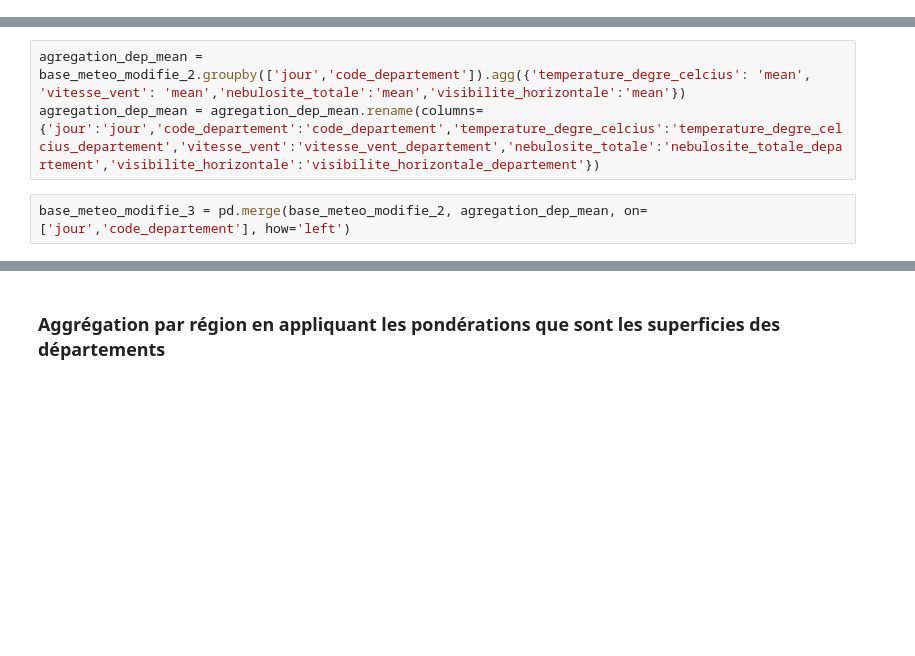
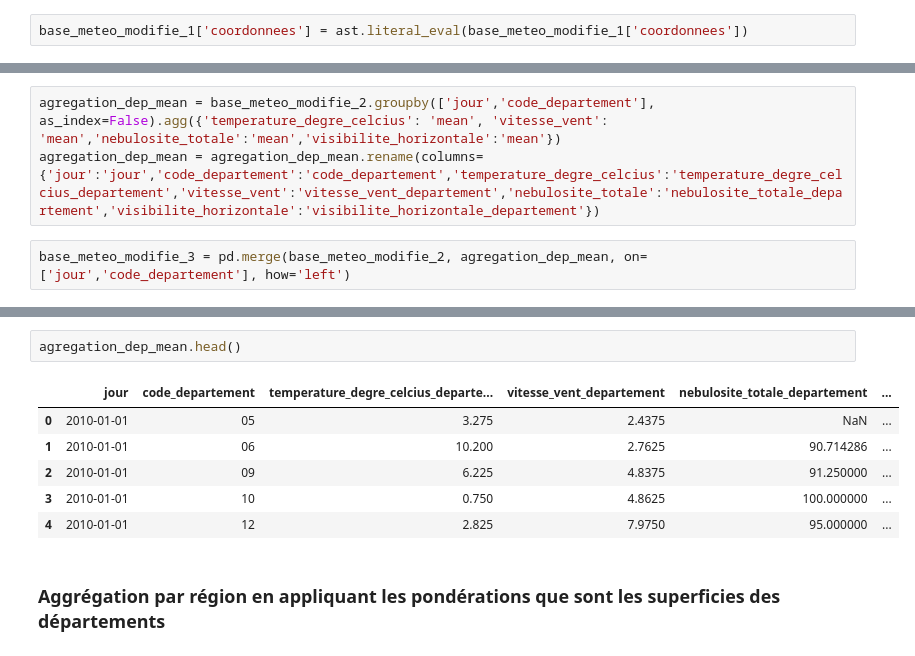
Before and after one commit to antoine-palazz/Python_DS_Project, a Jupyter notebook: Api_Odre.ipynb, the cells around one changed output, grey strips where cells are left out. Saved outputs shown, nothing was run; the diff lists cells and outputs as text; blank space fills up the shorter version.

```diff
--- a/Api_Odre.ipynb
+++ b/Api_Odre.ipynb
@@ -309,0 +337,2 @@ print(test['nom_commune'].isnull().sum())
+# %%
+base_meteo_modifie_1['coordonnees'] = ast.literal_eval(base_meteo_modifie_1['coordonnees'])
@@ -337,7 +441,7 @@ base_meteo_modifie_2 = base_meteo_modifie_2[base_meteo_modifie_2.index.year == a
 # %% [markdown]
 Tout d'abord, agrégeons les variables 'temperature_degre_celcius','vitesse_vent', 'nebulosite_totale', 'humidite', 'visibilite_horizontale'
 # %%
-agregation_dep_mean = base_meteo_modifie_2.groupby(['jour','code_departement']).agg({'temperature_degre_celcius': 'mean', 'vitesse_vent': 'mean','nebulosite_totale':'mean','visibilite_horizontale':'mean'})
+agregation_dep_mean = base_meteo_modifie_2.groupby(['jour','code_departement'], as_index=False).agg({'temperature_degre_celcius': 'mean', 'vitesse_vent': 'mean','nebulosite_totale':'mean','visibilite_horizontale':'mean'})
 agregation_dep_mean = agregation_dep_mean.rename(columns={'jour':'jour','code_departement':'code_departement','temperature_degre_celcius':'temperature_degre_celcius_departement','vitesse_vent':'vitesse_vent_departement','nebulosite_totale':'nebulosite_totale_departement','visibilite_horizontale':'visibilite_horizontale_departement'})
 # %%
 base_meteo_modifie_3 = pd.merge(base_meteo_modifie_2, agregation_dep_mean, on=['jour','code_departement'], how='left')
@@ -362,3 +453,12 @@ Index(['geo_point_2d', 'year', 'reg_code', 'reg_name', 'code_departement',
+# %%
+agregation_dep_mean.head()
+# %% [output]
+|  | jour | code_departement | temperature_degre_celcius_departe... | vitesse_vent_departement | nebulosite_totale_departement | ... |
+| 0 | 2010-01-01 | 05 | 3.275 | 2.4375 | NaN | ... |
+| 1 | 2010-01-01 | 06 | 10.200 | 2.7625 | 90.714286 | ... |
+| 2 | 2010-01-01 | 09 | 6.225 | 4.8375 | 91.250000 | ... |
+| 3 | 2010-01-01 | 10 | 0.750 | 4.8625 | 100.000000 | ... |
+| 4 | 2010-01-01 | 12 | 2.825 | 7.9750 | 95.000000 | ... |
 # %% [markdown]
 ### Aggrégation par région en appliquant les pondérations que sont les superficies des départements
 # %% [markdown]
```
Also changed, not shown: parts of 46 cells of this notebook.
